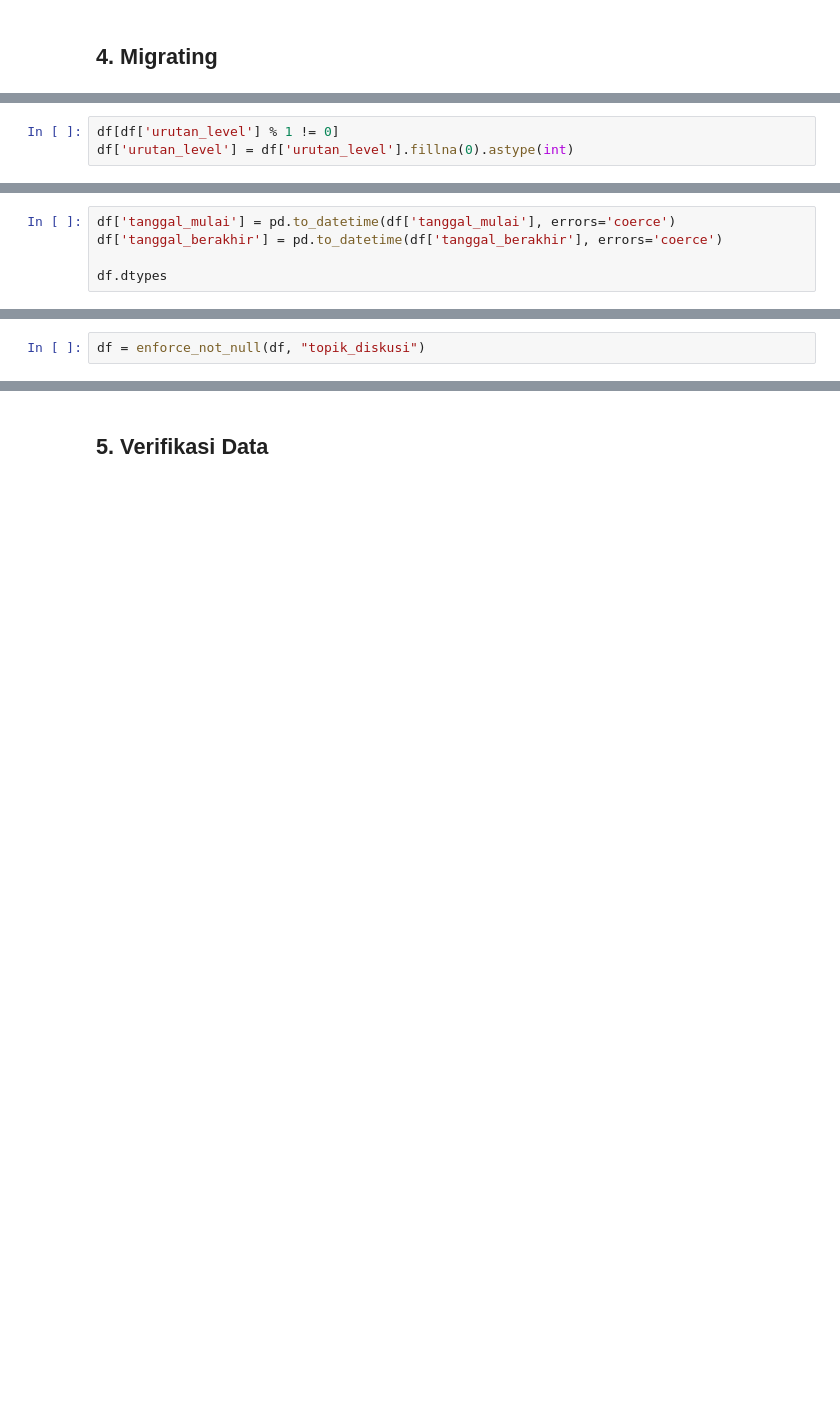
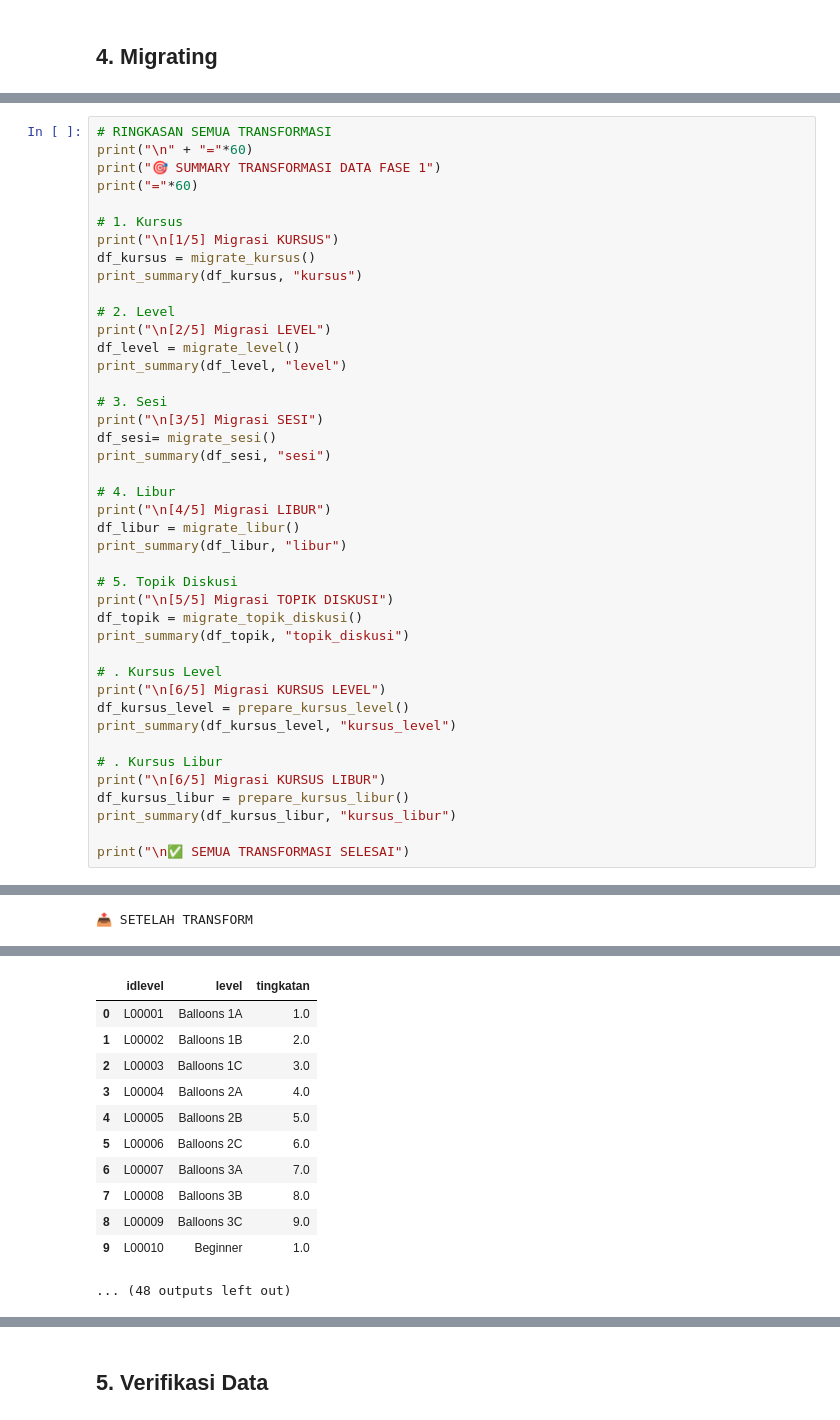
Before and after one commit to umamhaniff/DB_Migration_Leap, a Jupyter notebook: fase_1/script_afrida.ipynb, the cells around one changed output, grey strips where cells are left out. Saved outputs shown, nothing was run; the diff lists cells and outputs as text; blank space fills up the shorter version.

Commit message:
fase 1 uprid 100%

```diff
--- a/fase_1/script_afrida.ipynb
+++ b/fase_1/script_afrida.ipynb
@@ -245,3 +267,0 @@ preview_df(df, "SETELAH TRANSFORM")
-# %%
-df[df['urutan_level'] % 1 != 0]
-df['urutan_level'] = df['urutan_level'].fillna(0).astype(int)
@@ -360,5 +371,0 @@ SETELAH TRANSFORM:
-# %%
-df['tanggal_mulai'] = pd.to_datetime(df['tanggal_mulai'], errors='coerce')
-df['tanggal_berakhir'] = pd.to_datetime(df['tanggal_berakhir'], errors='coerce')
-
-df.dtypes
@@ -499,2 +424,0 @@ SETELAH TRANSFORM:
-# %%
-df = enforce_not_null(df, "topik_diskusi")
@@ -679,0 +550,43 @@ def migrate_kursus_libur():
+# %%
+# RINGKASAN SEMUA TRANSFORMASI
+print("\n" + "="*60)
+print("🎯 SUMMARY TRANSFORMASI DATA FASE 1")
+print("="*60)
+
+# 1. Kursus
+print("\n[1/5] Migrasi KURSUS")
+df_kursus = migrate_kursus()
+print_summary(df_kursus, "kursus")
+
+# 2. Level
+print("\n[2/5] Migrasi LEVEL")
+df_level = migrate_level()
+print_summary(df_level, "level")
+
+# 3. Sesi
+print("\n[3/5] Migrasi SESI")
+df_sesi= migrate_sesi()
+print_summary(df_sesi, "sesi")
+
+# 4. Libur
+print("\n[4/5] Migrasi LIBUR")
+df_libur = migrate_libur()
+print_summary(df_libur, "libur")
+
+# 5. Topik Diskusi
+print("\n[5/5] Migrasi TOPIK DISKUSI")
+df_topik = migrate_topik_diskusi()
+print_summary(df_topik, "topik_diskusi")
+
+# . Kursus Level
+print("\n[6/5] Migrasi KURSUS LEVEL")
+df_kursus_level = prepare_kursus_level()
+print_summary(df_kursus_level, "kursus_level")
+
+# . Kursus Libur
+print("\n[6/5] Migrasi KURSUS LIBUR")
+df_kursus_libur = prepare_kursus_libur()
+print_summary(df_kursus_libur, "kursus_libur")
+
+print("\n✅ SEMUA TRANSFORMASI SELESAI")
+# %% [output]
@@ -679,0 +620 @@ def migrate_kursus_libur():
+📤 SETELAH TRANSFORM
@@ -679,0 +658,12 @@ def migrate_kursus_libur():
+|  | idlevel | level | tingkatan |
+| 0 | L00001 | Balloons 1A | 1.0 |
+| 1 | L00002 | Balloons 1B | 2.0 |
+| 2 | L00003 | Balloons 1C | 3.0 |
+| 3 | L00004 | Balloons 2A | 4.0 |
+| 4 | L00005 | Balloons 2B | 5.0 |
+| 5 | L00006 | Balloons 2C | 6.0 |
+| 6 | L00007 | Balloons 3A | 7.0 |
+| 7 | L00008 | Balloons 3B | 8.0 |
+| 8 | L00009 | Balloons 3C | 9.0 |
+| 9 | L00010 | Beginner | 1.0 |
+... (48 outputs left out)
```
Also changed, not shown: parts of 23 cells of this notebook, 2 other files.
